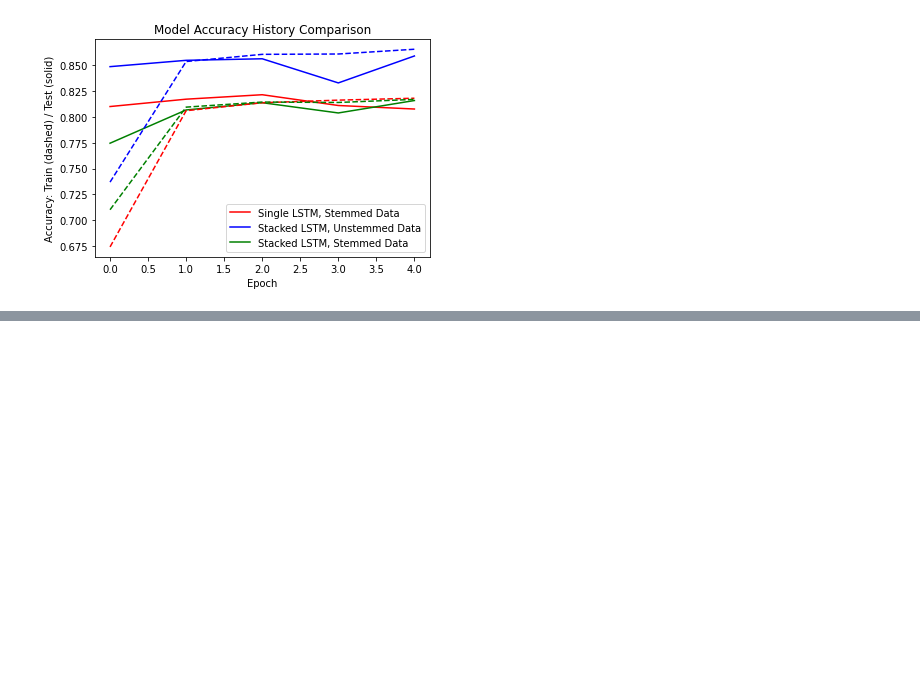
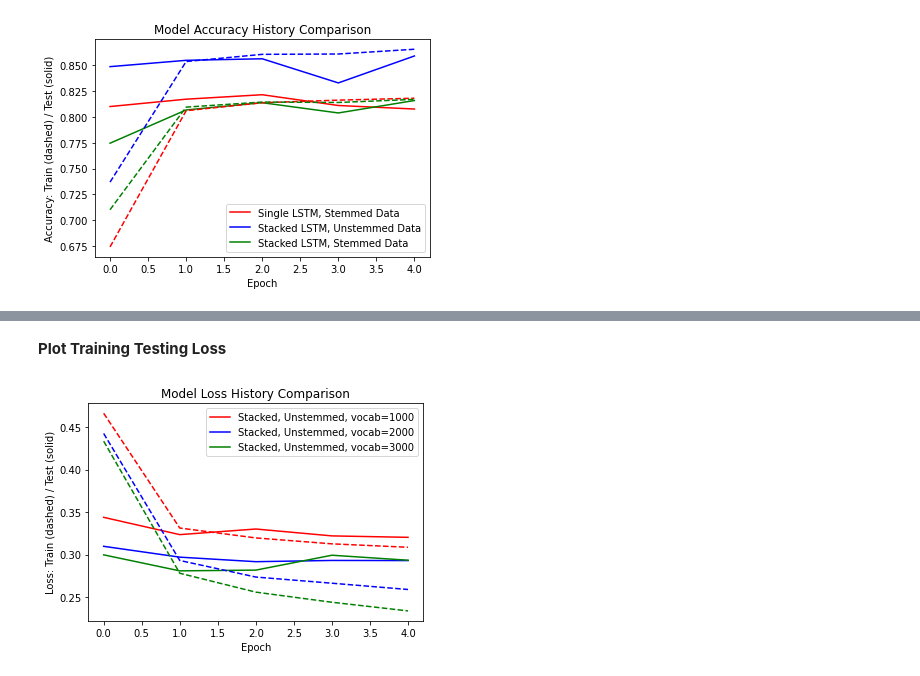
Before and after one commit to mmoua89/ML-ChatApp, a Jupyter notebook: Training_Notebooks/LSTM_Model_Comparisons.ipynb, the cells around one changed output, grey strips where cells are left out. Drawn from its saved outputs; the diff is of its cells as text; code cells hidden in the pictures; blank space fills up the shorter version.

```diff
--- a/Training_Notebooks/LSTM_Model_Comparisons.ipynb
+++ b/Training_Notebooks/LSTM_Model_Comparisons.ipynb
@@ -63,0 +117,28 @@ plt.show()
+# %%
+SAVE_PATH = 'gdrive/MyDrive/Sentiment_Analysis/'
+
+# Load model variations training history
+vocab_1000 = json.load(open(SAVE_PATH + 'LSTM_stacked_unstemmed_negated_training.json', 'r'))
+vocab_2000 = json.load(open(SAVE_PATH + 'LSTM_stacked_unstemmed_negated_vocab2000_training.json', 'r'))
+vocab_3000 = json.load(open(SAVE_PATH + 'LSTM_stacked_unstemmed_negated_vocab3000_training.json', 'r'))
+# %% [markdown]
+**Plot Training Testing Loss**
+# %%
+# Plot testing loss history (solid line)
+plt.plot(vocab_1000['val_loss'][:5], 'r')
+plt.plot(vocab_2000['val_loss'][:5], 'b')
+plt.plot(vocab_3000['val_loss'][:5], 'g')
+
+# Plot training loss history (dashed line)
+plt.plot(vocab_1000['loss'][:5], 'r', linestyle='dashed')
+plt.plot(vocab_2000['loss'][:5], 'b', linestyle='dashed')
+plt.plot(vocab_3000['loss'][:5], 'g', linestyle='dashed')
+
+plt.title('Model Loss History Comparison')
+plt.ylabel('Loss: Train (dashed) / Test (solid)')
+plt.xlabel('Epoch')
+plt.legend(['Stacked, Unstemmed, vocab=1000', 'Stacked, Unstemmed, vocab=2000', 'Stacked, Unstemmed, vocab=3000'])
+plt.savefig(SAVE_PATH + 'figures/negated_vocab_loss_plot_comparison.png')
+plt.show()
+# %% [output]
+[figure, added]
```
Also changed, not shown: parts of 10 cells of this notebook.
